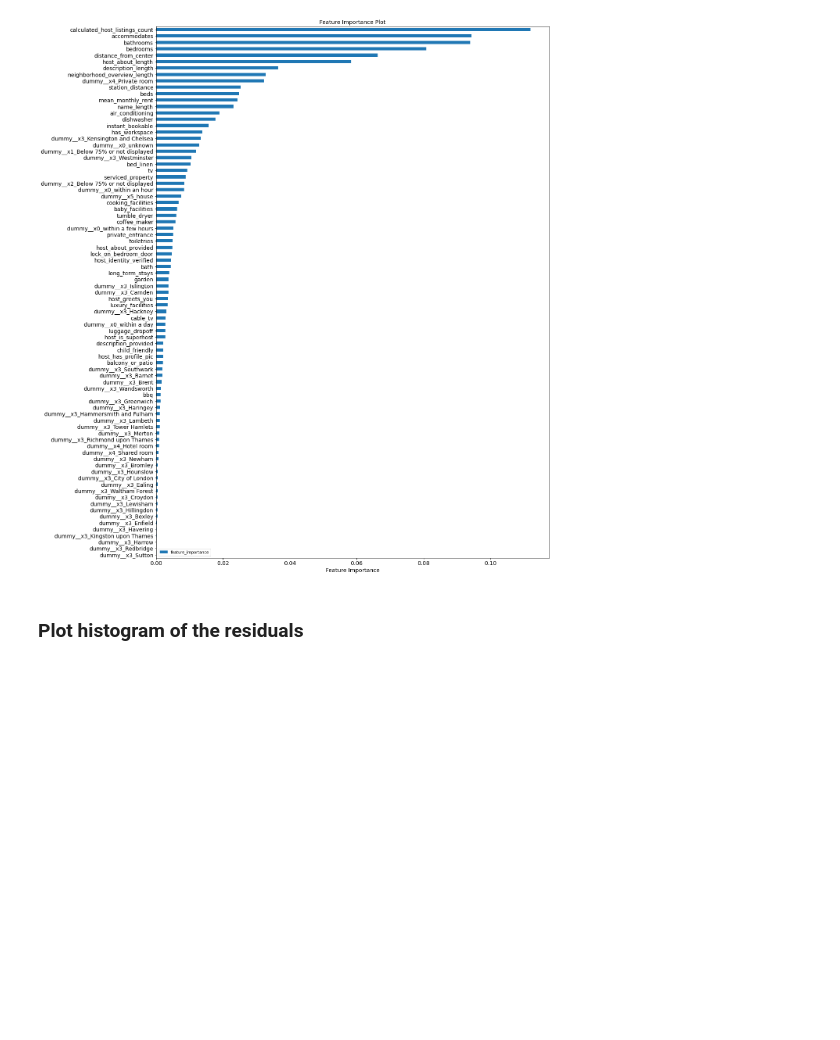
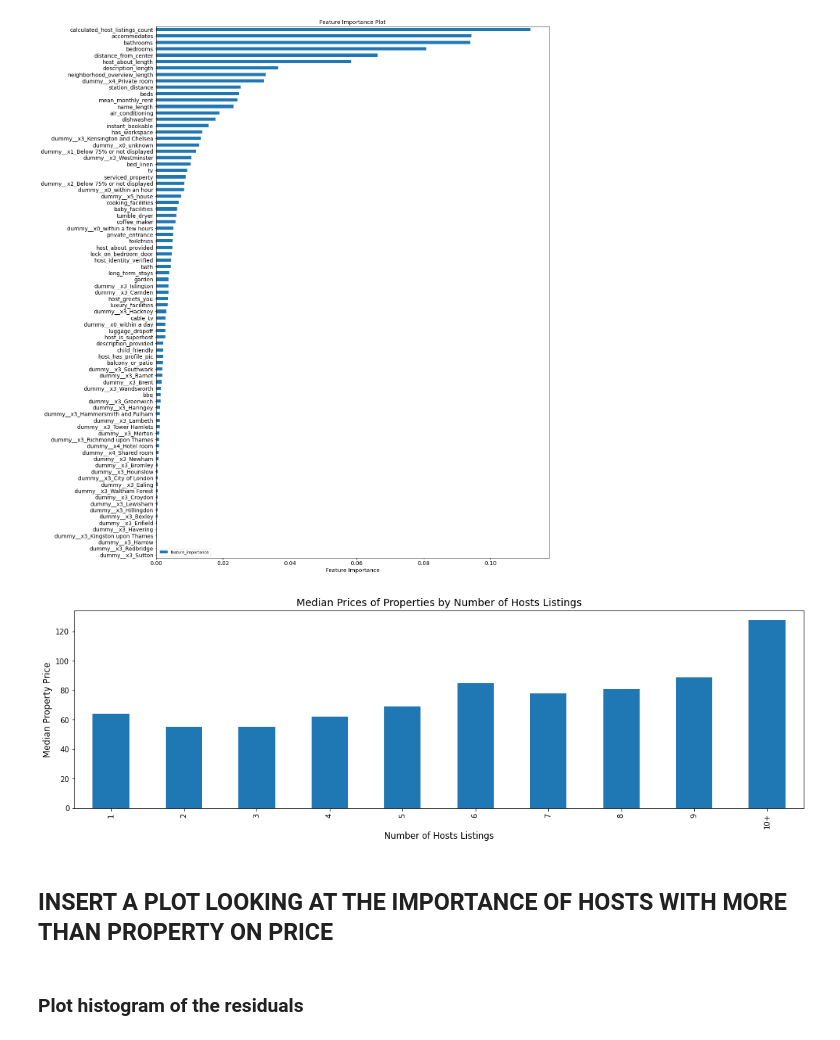
Before and after one commit to jradford5/GA_capstone_Airbnb_project, a Jupyter notebook: notebooks/capstone_airbnb_pp_and_modelling.ipynb, the cells around one changed output. Cells and saved outputs as stored; diff of their text form; code cells hidden in the pictures; blank space fills up the shorter version.

```diff
--- a/notebooks/capstone_airbnb_pp_and_modelling.ipynb
+++ b/notebooks/capstone_airbnb_pp_and_modelling.ipynb
@@ -430,6 +423,22 @@ ax.set_xlabel('Feature Importance', fontsize=(14))
 plt.show()
 # %% [output]
 [figure]
+# %%
+df_vis['host_listings_obj'] = df_vis.calculated_host_listings_count.apply(lambda x: "10+" if x>= 10 else x)
+
+fig,ax=plt.subplots(figsize=(18,5))
+
+df_vis.groupby('host_listings_obj').median()['price'].plot.bar(ax=ax)
+
+ax.set_title('Median Prices of Properties by Number of Hosts Listings', fontsize=14)
+ax.set_xlabel('Number of Hosts Listings', fontsize=12)
+ax.set_ylabel('Median Property Price', fontsize=12)
+
+plt.show()
+# %% [output]
+[figure, added]
+# %% [markdown]
+## INSERT A PLOT LOOKING AT THE IMPORTANCE OF HOSTS WITH MORE THAN PROPERTY ON PRICE
 # %% [markdown]
 ### Plot histogram of the residuals
 # %%
```
Also changed, not shown: parts of 9 cells of this notebook, 2 other files.
